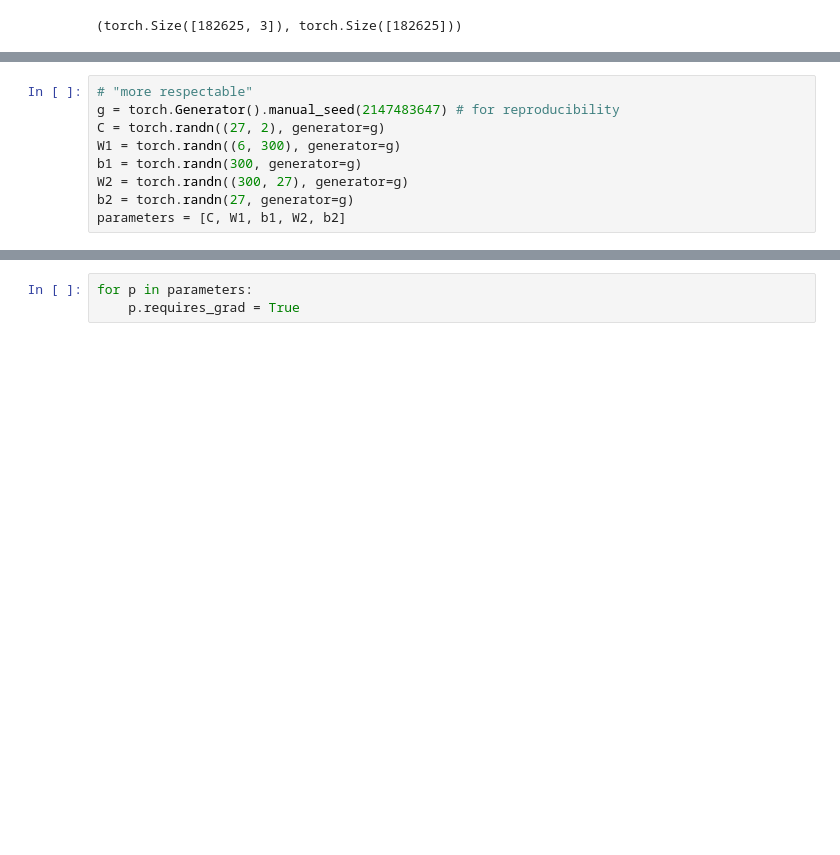
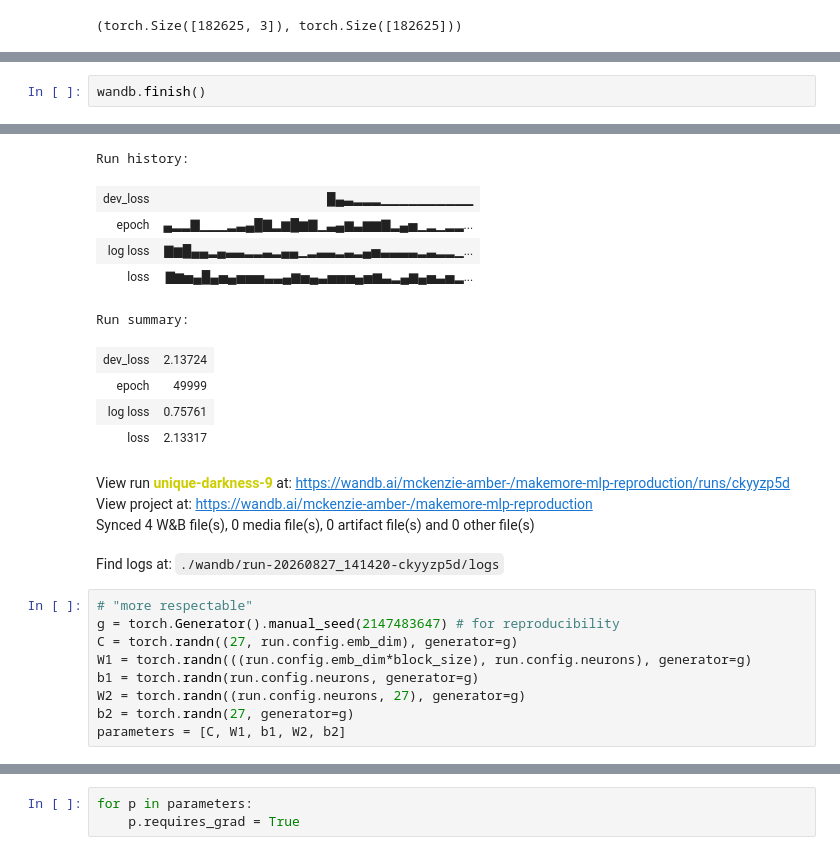
Before and after one commit to ab6/makemore-reproduction, a Jupyter notebook: makemore-mlp-reproduction.ipynb, the cells around one changed output, grey strips where cells are left out. Cells and saved outputs as stored; diff of their text form; blank space fills up the shorter version.

```diff
--- a/makemore-mlp-reproduction.ipynb
+++ b/makemore-mlp-reproduction.ipynb
@@ -120,0 +148,3 @@ Xtr.shape, Ytr.shape
+# %%
+wandb.finish()
+# %% [output]
@@ -121,10 +152,24 @@ Xtr.shape, Ytr.shape
+Run history:
+| dev_loss | █▄▃▂▂▂▁▁▁▁▁▁▁▁▁▁ |
+| epoch | ▄▂▂▇▁▁▁▂▃▄█▇▂▆█▆▇▁▃▄▆▃▆▆▇▂▄▅▁▂▁▂▂... |
+| log loss | ▇▆█▄▄▂▄▃▃▂▂▃▂▄▄▁▂▃▃▂▃▂▄▅▃▃▃▃▂▃▂▂▁... |
+| loss | ▇▆▅▄█▄▅▄▅▅▅▃▃▄▆▅▄▃▅▅▅▄▅▆▃▂▄▆▄▅▃▅▂... |
+Run summary:
+| dev_loss | 2.13724 |
+| epoch | 49999 |
+| log loss | 0.75761 |
+| loss | 2.13317 |
+View run unique-darkness-9 at: https://wandb.ai/mckenzie-amber-/makemore-mlp-reproduction/runs/ckyyzp5d
+View project at: https://wandb.ai/mckenzie-amber-/makemore-mlp-reproduction
+Synced 4 W&B file(s), 0 media file(s), 0 artifact file(s) and 0 other file(s)
+Find logs at: ./wandb/run-20260827_141420-ckyyzp5d/logs
 # %%
 # "more respectable"
 g = torch.Generator().manual_seed(2147483647) # for reproducibility
-C = torch.randn((27, 2), generator=g)
-W1 = torch.randn((6, 300), generator=g)
-b1 = torch.randn(300, generator=g)
-W2 = torch.randn((300, 27), generator=g)
+C = torch.randn((27, run.config.emb_dim), generator=g)
+W1 = torch.randn(((run.config.emb_dim*block_size), run.config.neurons), generator=g)
+b1 = torch.randn(run.config.neurons, generator=g)
+W2 = torch.randn((run.config.neurons, 27), generator=g)
 b2 = torch.randn(27, generator=g)
 parameters = [C, W1, b1, W2, b2]
 # %%
```
Also changed, not shown: parts of 15 cells of this notebook, 2 other files.
